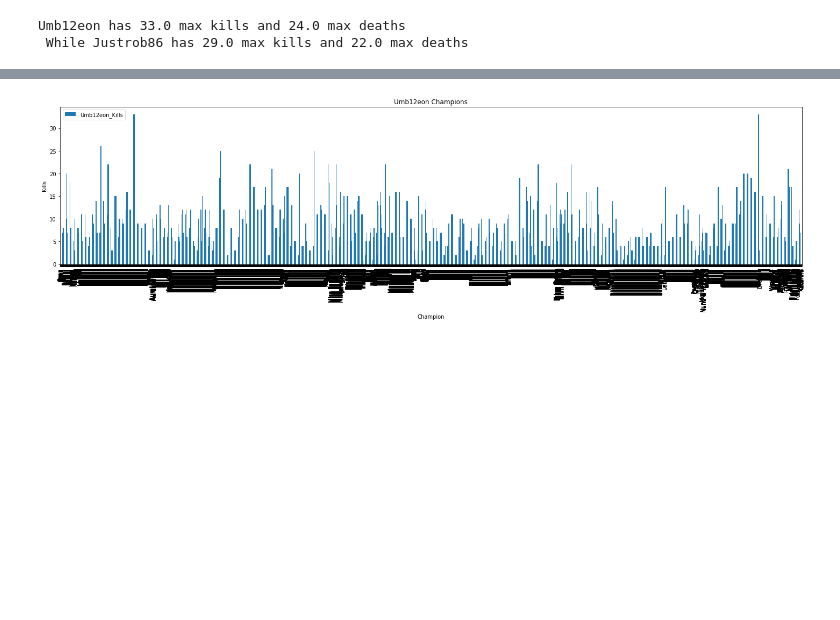
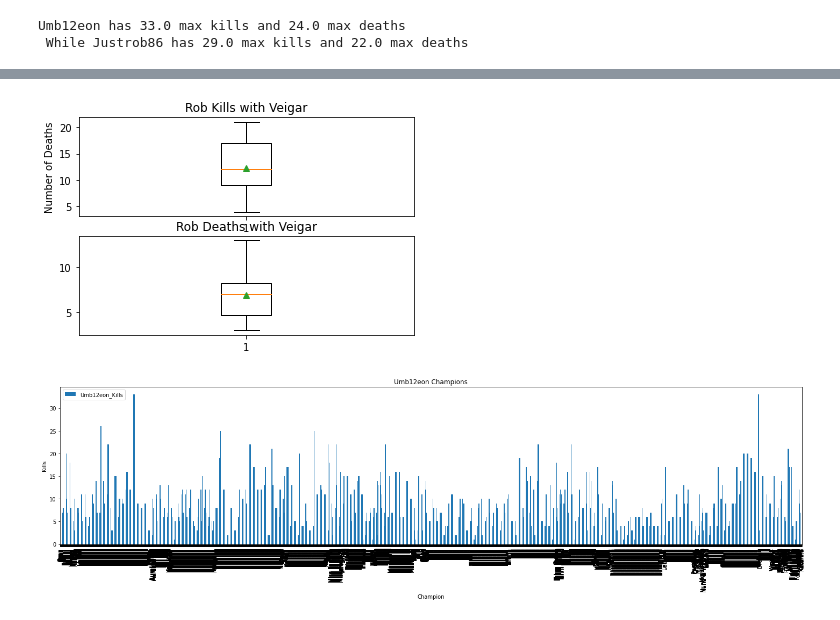
Before and after one commit to ashbuen/League-of-Legends-Player-Analysis, a Jupyter notebook: League of Legends Player Analysis.ipynb, the cells around one changed output, grey strips where cells are left out. Saved outputs shown, nothing was run; the diff lists cells and outputs as text; code cells hidden in the pictures; blank space fills up the shorter version.

```diff
--- a/League of Legends Player Analysis.ipynb
+++ b/League of Legends Player Analysis.ipynb
@@ -888 +196,16 @@ TypeError: 'tuple' object is not callable
+# %%
+# Boxplots of Kills/Deaths
+Rob_Veigar_kills = [Number_of_kills2]
+Rob_Veigar_deaths = [Number_of_deaths2]
+fig1, ((ax3, ax4)) = plt.subplots(2)
+ax3.set_title('Rob Kills with Veigar')
+ax4.set_title('Rob Deaths with Veigar')
+ax1.set_ylabel('Number of Kills')
+ax3.set_ylabel('Number of Deaths')
+ax3.boxplot(Rob_Veigar_kills, showmeans=True)
+ax4.boxplot(Rob_Veigar_deaths, showmeans=True)
+plt.savefig('Images/Rob_Veigar_Stats_Boxplots')
+plt.show()
+# %% [output]
+[figure, added]
 # %%
```
Also changed, not shown: parts of 11 cells of this notebook, 8 other files.
